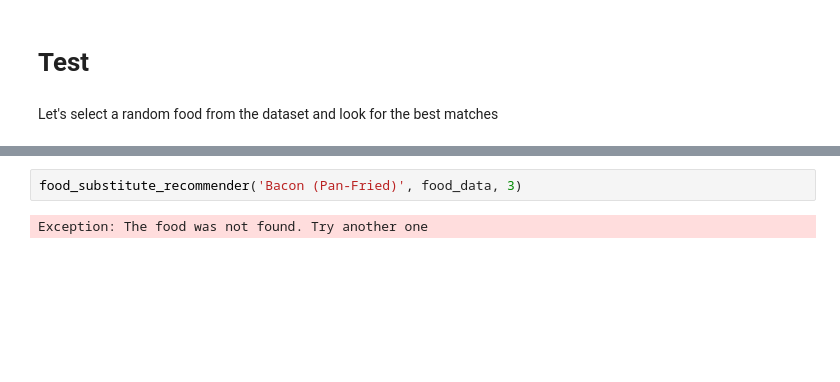
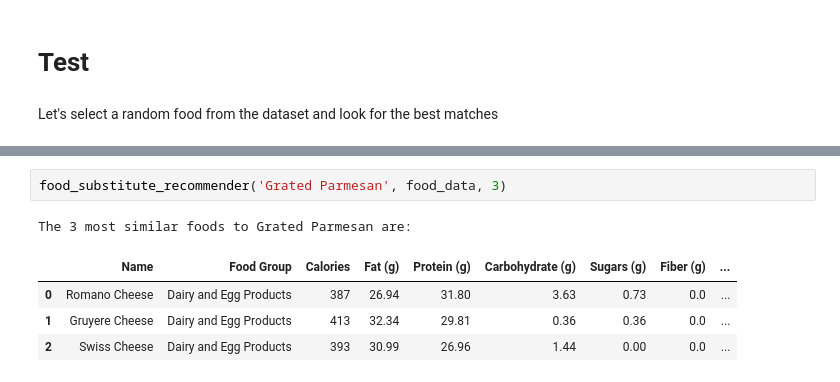
Before and after one commit to kauber/Food_Analysis, a Jupyter notebook: 03_Food_Analysis_Substitute_Recommender.ipynb, the cells around one changed output, grey strips where cells are left out. Saved outputs shown, nothing was run; the diff lists cells and outputs as text; blank space fills up the shorter version.

```diff
--- a/03_Food_Analysis_Substitute_Recommender.ipynb
+++ b/03_Food_Analysis_Substitute_Recommender.ipynb
@@ -224,7 +230,11 @@ food_data.sample(1)
 # %%
-food_substitute_recommender('Bacon (Pan-Fried)', food_data, 3)
+food_substitute_recommender('Grated Parmesan', food_data, 3)
 # %% [output]
-Exception: The food was not found. Try another one
+The 3 most similar foods to Grated Parmesan are:
+|  | Name | Food Group | Calories | Fat (g) | Protein (g) | Carbohydrate (g) | Sugars (g) | Fiber (g) | ... |
+| 0 | Romano Cheese | Dairy and Egg Products | 387 | 26.94 | 31.80 | 3.63 | 0.73 | 0.0 | ... |
+| 1 | Gruyere Cheese | Dairy and Egg Products | 413 | 32.34 | 29.81 | 0.36 | 0.36 | 0.0 | ... |
+| 2 | Swiss Cheese | Dairy and Egg Products | 393 | 30.99 | 26.96 | 1.44 | 0.00 | 0.0 | ... |
 # %%
 food_data.sample(1)
 # %% [output]
```
Also changed, not shown: parts of 15 cells of this notebook, 1 other file.
